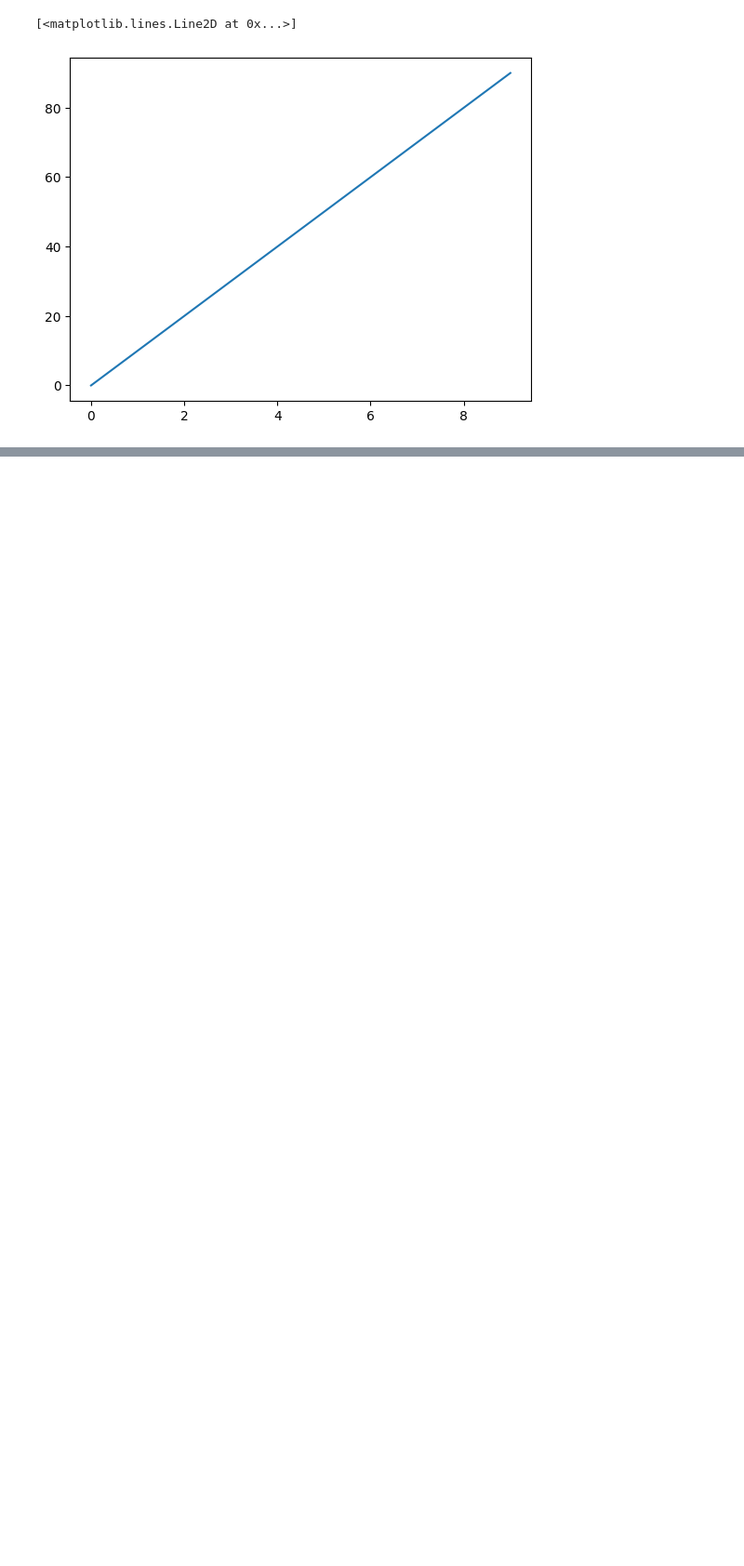
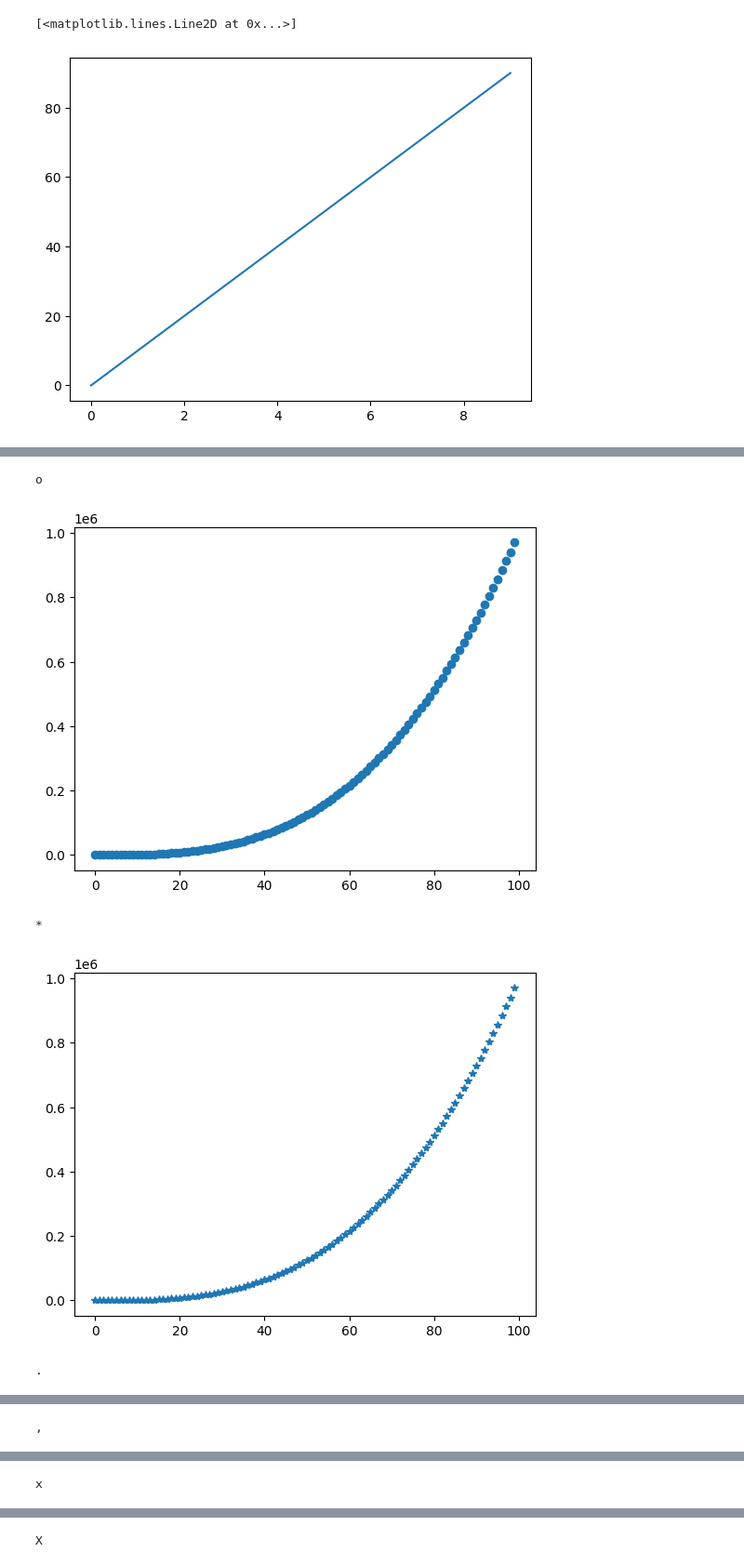
Before and after one commit to omartinez6/Expressway-to-Data-Science-Python-Programming, a Jupyter notebook: Python-Packages-for-Data-Science/Matplotlib Notes.ipynb, the cells around one changed output, grey strips where cells are left out. Shown at 93% size. Drawn from its saved outputs; the diff is of its cells as text; code cells hidden in the pictures; blank space fills up the shorter version.

```diff
--- a/Python-Packages-for-Data-Science/Matplotlib Notes.ipynb
+++ b/Python-Packages-for-Data-Science/Matplotlib Notes.ipynb
@@ -12,0 +52,13 @@ plt.plot(x,y)
+# %%
+markers = ['o','*','.',',','x','X','+','p','P','s','d','D','H','h','v','^','<','>','1','2','3','4','|','_']
+
+for x in markers:
+    print(x)
+    plt.plot(y,x)
+    plt.show()
+# %% [output]
+o
+[figure, added]
+*
+[figure, added]
+.
@@ -12,0 +66 @@ plt.plot(x,y)
+,
@@ -12,0 +68 @@ plt.plot(x,y)
+x
@@ -12,0 +70 @@ plt.plot(x,y)
+X
```
Also changed, not shown: parts of 26 cells of this notebook, 1 other file.
